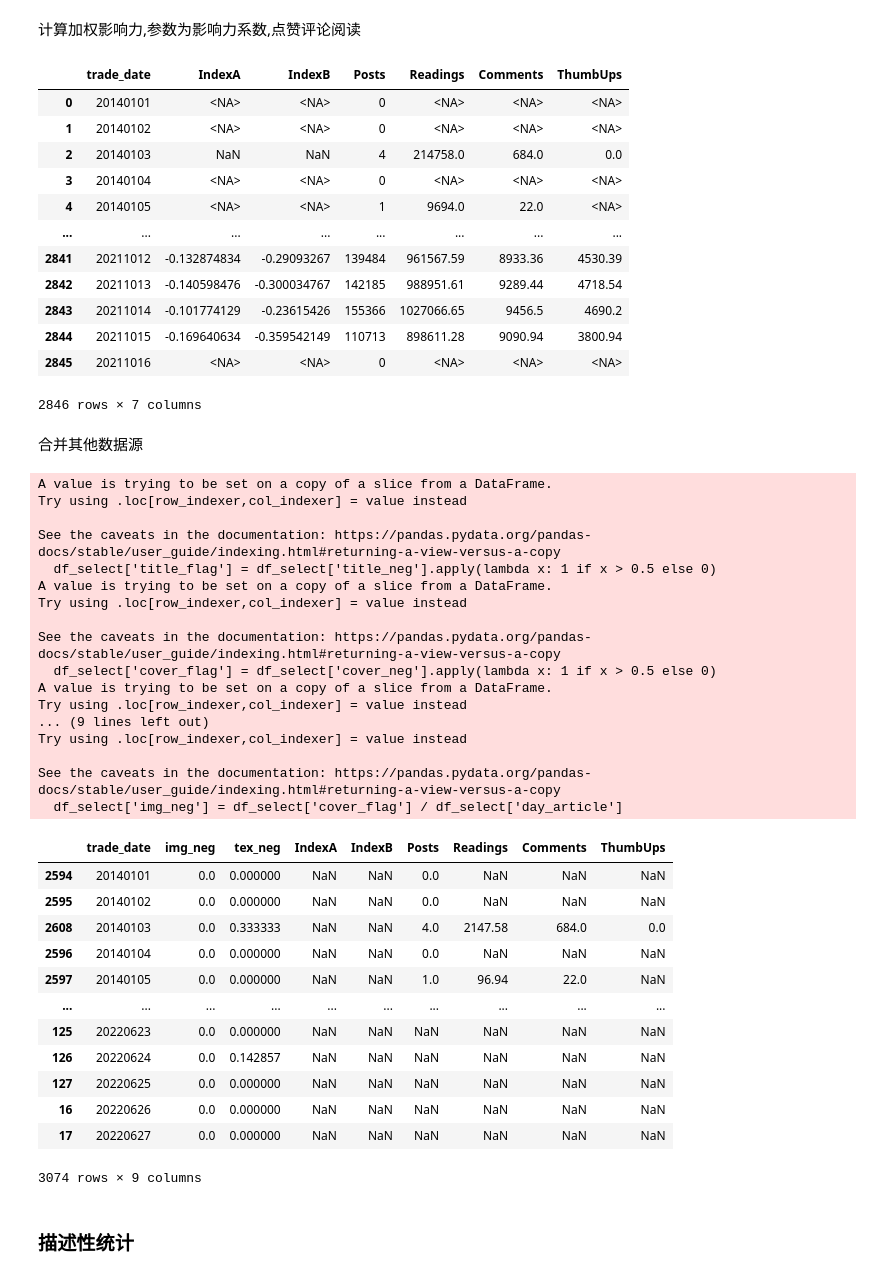
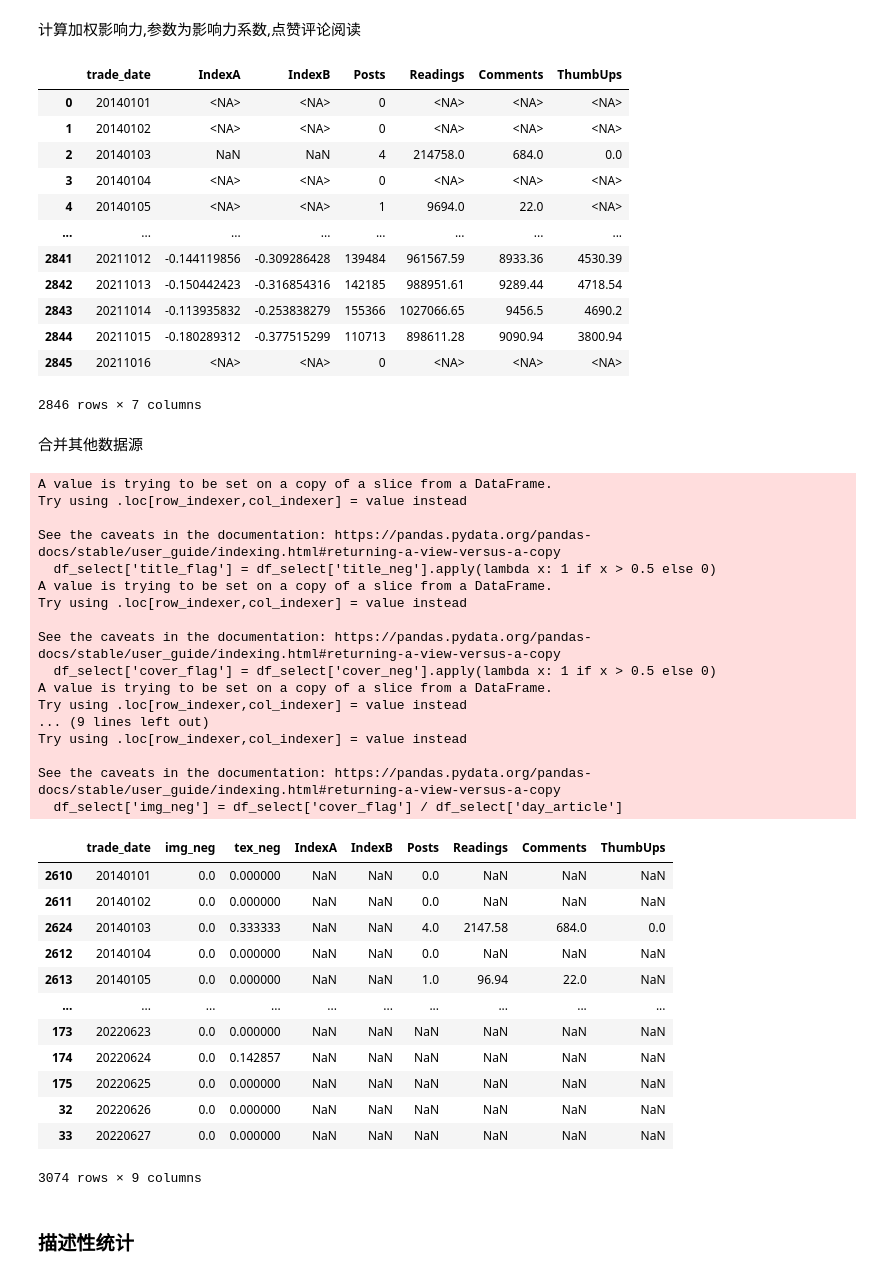
Before and after one commit to Colin-Bao/Investor-Sentiment, a Jupyter notebook: notebooks/IS-Investor.ipynb, the cells around one changed output. Cells and saved outputs as stored; diff of their text form; code cells hidden in the pictures.

```diff
--- a/notebooks/IS-Investor.ipynb
+++ b/notebooks/IS-Investor.ipynb
@@ -180,7 +180,9 @@ def cal_investor_sentiment(df: cudf.DataFrame, a, b, c, d) -> cudf.DataFrame:
     return df_time
 
 
-cal_investor_sentiment(df_forum, 0.5, 0.3, 0.1, 0.1)
+# 5311
+A, B, C, D = 0.6, 0.2, 0.1, 0.1
+cal_investor_sentiment(df_forum, A, B, C, D)
 # %% [output]
 |  | trade_date | IndexA | IndexB | Posts | Readings | Comments | ThumbUps |
 | 0 | 20140101 | <NA> | <NA> | 0 | <NA> | <NA> | <NA> |
@@ -189,10 +191,10 @@ cal_investor_sentiment(df_forum, 0.5, 0.3, 0.1, 0.1)
 | 3 | 20140104 | <NA> | <NA> | 0 | <NA> | <NA> | <NA> |
 | 4 | 20140105 | <NA> | <NA> | 1 | 9694.0 | 22.0 | <NA> |
 | ... | ... | ... | ... | ... | ... | ... | ... |
-| 2841 | 20211012 | -0.132874834 | -0.29093267 | 139484 | 961567.59 | 8933.36 | 4530.39 |
-| 2842 | 20211013 | -0.140598476 | -0.300034767 | 142185 | 988951.61 | 9289.44 | 4718.54 |
-| 2843 | 20211014 | -0.101774129 | -0.23615426 | 155366 | 1027066.65 | 9456.5 | 4690.2 |
-| 2844 | 20211015 | -0.169640634 | -0.359542149 | 110713 | 898611.28 | 9090.94 | 3800.94 |
+| 2841 | 20211012 | -0.144119856 | -0.309286428 | 139484 | 961567.59 | 8933.36 | 4530.39 |
+| 2842 | 20211013 | -0.150442423 | -0.316854316 | 142185 | 988951.61 | 9289.44 | 4718.54 |
+| 2843 | 20211014 | -0.113935832 | -0.253838279 | 155366 | 1027066.65 | 9456.5 | 4690.2 |
+| 2844 | 20211015 | -0.180289312 | -0.377515299 | 110713 | 898611.28 | 9090.94 | 3800.94 |
 | 2845 | 20211016 | <NA> | <NA> | 0 | <NA> | <NA> | <NA> |
 2846 rows × 7 columns
 # %% [markdown]
@@ -201,46 +203,46 @@ cal_investor_sentiment(df_forum, 0.5, 0.3, 0.1, 0.1)
 # 注意!!这里是左连接,没有考虑非交易日
 df_ols = (
         cudf.merge(cudf.from_pandas(extract_pdate_wcsentiment()),
-                   cal_investor_sentiment(df_forum, 0.5, 0.3, 0.1, 0.1),
+                   cal_investor_sentiment(df_forum, A, B, C, D),
                    on='trade_date', how='left')
 )
 
 # 单位换算
 df_ols['Readings'] = df_ols['Readings'] / 100
 
 # 调整格式
 df_ols = df_ols.to_pandas().astype(dtype={'trade_date': 'str'}).sort_values('trade_date')
 df_ols
 # %% [output]
 A value is trying to be set on a copy of a slice from a DataFrame.
 Try using .loc[row_indexer,col_indexer] = value instead
 
 See the caveats in the documentation: https://pandas.pydata.org/pandas-docs/stable/user_guide/indexing.html#returning-a-view-versus-a-copy
   df_select['title_flag'] = df_select['title_neg'].apply(lambda x: 1 if x > 0.5 else 0)
 A value is trying to be set on a copy of a slice from a DataFrame.
 Try using .loc[row_indexer,col_indexer] = value instead
 
 See the caveats in the documentation: https://pandas.pydata.org/pandas-docs/stable/user_guide/indexing.html#returning-a-view-versus-a-copy
   df_select['cover_flag'] = df_select['cover_neg'].apply(lambda x: 1 if x > 0.5 else 0)
 A value is trying to be set on a copy of a slice from a DataFrame.
 Try using .loc[row_indexer,col_indexer] = value instead
 ... (9 lines left out)
 Try using .loc[row_indexer,col_indexer] = value instead
 
 See the caveats in the documentation: https://pandas.pydata.org/pandas-docs/stable/user_guide/indexing.html#returning-a-view-versus-a-copy
   df_select['img_neg'] = df_select['cover_flag'] / df_select['day_article']
 |  | trade_date | img_neg | tex_neg | IndexA | IndexB | Posts | Readings | Comments | ThumbUps |
-| 2594 | 20140101 | 0.0 | 0.000000 | NaN | NaN | 0.0 | NaN | NaN | NaN |
-| 2595 | 20140102 | 0.0 | 0.000000 | NaN | NaN | 0.0 | NaN | NaN | NaN |
-| 2608 | 20140103 | 0.0 | 0.333333 | NaN | NaN | 4.0 | 2147.58 | 684.0 | 0.0 |
-| 2596 | 20140104 | 0.0 | 0.000000 | NaN | NaN | 0.0 | NaN | NaN | NaN |
-| 2597 | 20140105 | 0.0 | 0.000000 | NaN | NaN | 1.0 | 96.94 | 22.0 | NaN |
+| 2610 | 20140101 | 0.0 | 0.000000 | NaN | NaN | 0.0 | NaN | NaN | NaN |
+| 2611 | 20140102 | 0.0 | 0.000000 | NaN | NaN | 0.0 | NaN | NaN | NaN |
+| 2624 | 20140103 | 0.0 | 0.333333 | NaN | NaN | 4.0 | 2147.58 | 684.0 | 0.0 |
+| 2612 | 20140104 | 0.0 | 0.000000 | NaN | NaN | 0.0 | NaN | NaN | NaN |
+| 2613 | 20140105 | 0.0 | 0.000000 | NaN | NaN | 1.0 | 96.94 | 22.0 | NaN |
 | ... | ... | ... | ... | ... | ... | ... | ... | ... | ... |
-| 125 | 20220623 | 0.0 | 0.000000 | NaN | NaN | NaN | NaN | NaN | NaN |
-| 126 | 20220624 | 0.0 | 0.142857 | NaN | NaN | NaN | NaN | NaN | NaN |
-| 127 | 20220625 | 0.0 | 0.000000 | NaN | NaN | NaN | NaN | NaN | NaN |
-| 16 | 20220626 | 0.0 | 0.000000 | NaN | NaN | NaN | NaN | NaN | NaN |
-| 17 | 20220627 | 0.0 | 0.000000 | NaN | NaN | NaN | NaN | NaN | NaN |
+| 173 | 20220623 | 0.0 | 0.000000 | NaN | NaN | NaN | NaN | NaN | NaN |
+| 174 | 20220624 | 0.0 | 0.142857 | NaN | NaN | NaN | NaN | NaN | NaN |
+| 175 | 20220625 | 0.0 | 0.000000 | NaN | NaN | NaN | NaN | NaN | NaN |
+| 32 | 20220626 | 0.0 | 0.000000 | NaN | NaN | NaN | NaN | NaN | NaN |
+| 33 | 20220627 | 0.0 | 0.000000 | NaN | NaN | NaN | NaN | NaN | NaN |
 3074 rows × 9 columns
 # %% [markdown]
 ### 描述性统计
```
Also changed, not shown: parts of 6 cells of this notebook, 1 other file.
